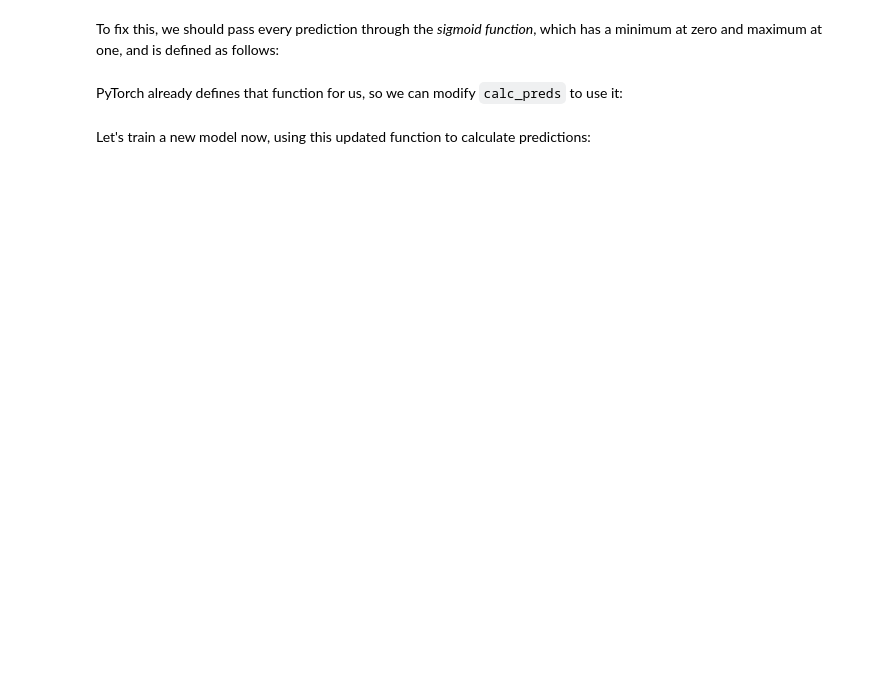
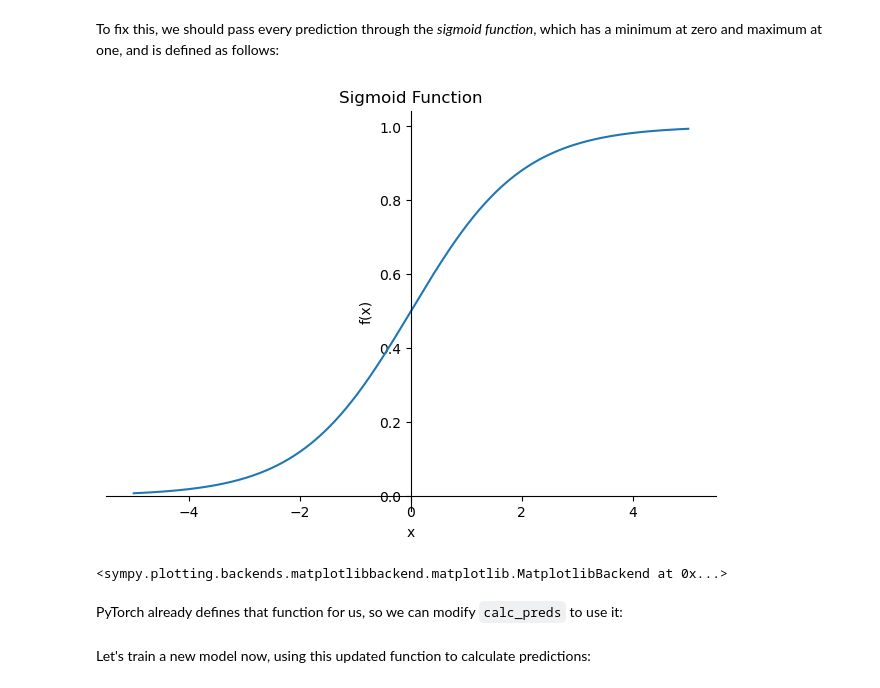
Before and after one commit to manirohan/fastaiCourse22, a Jupyter notebook: 05-linear-model-and-neural-net-from-scratch.ipynb, the cells around one changed output. Saved outputs shown, nothing was run; the diff lists cells and outputs as text; code cells hidden in the pictures; blank space fills up the shorter version.

```diff
--- a/05-linear-model-and-neural-net-from-scratch.ipynb
+++ b/05-linear-model-and-neural-net-from-scratch.ipynb
@@ -295,3 +511,13 @@ sympy.plot("1/(1+exp(-x))", xlim=(-5,5));
+# %%
+import sympy as sp
+
+x = sp.symbols('x')
+sigmoid = 1 / (1 + sp.exp(-x))
+
+sp.plot(sigmoid, (x, -5, 5), title="Sigmoid Function", ylabel="f(x)", xlabel="x")
+# %% [output]
+[figure, added]
+<sympy.plotting.backends.matplotlibbackend.matplotlib.MatplotlibBackend at 0x...>
 # %% [markdown]
 PyTorch already defines that function for us, so we can modify `calc_preds` to use it:
 # %%
```
Also changed, not shown: parts of 37 cells of this notebook, 12 other files.
